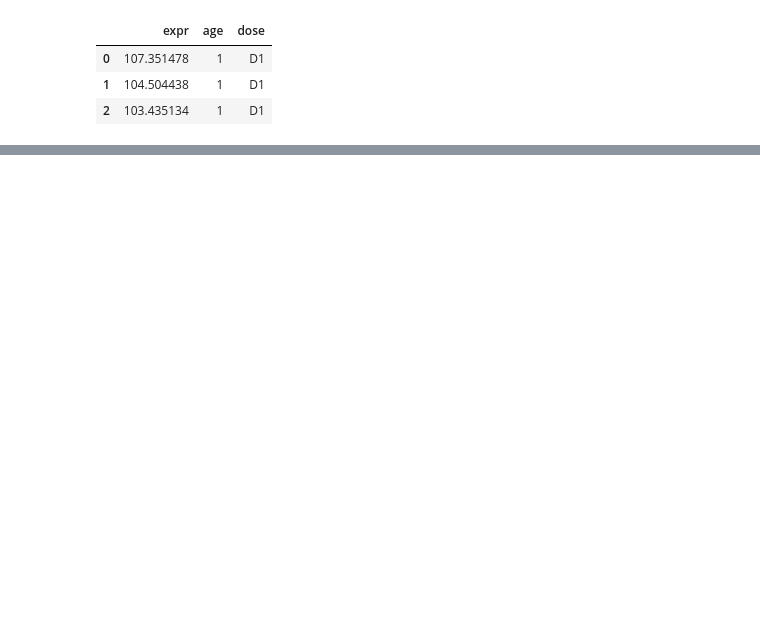
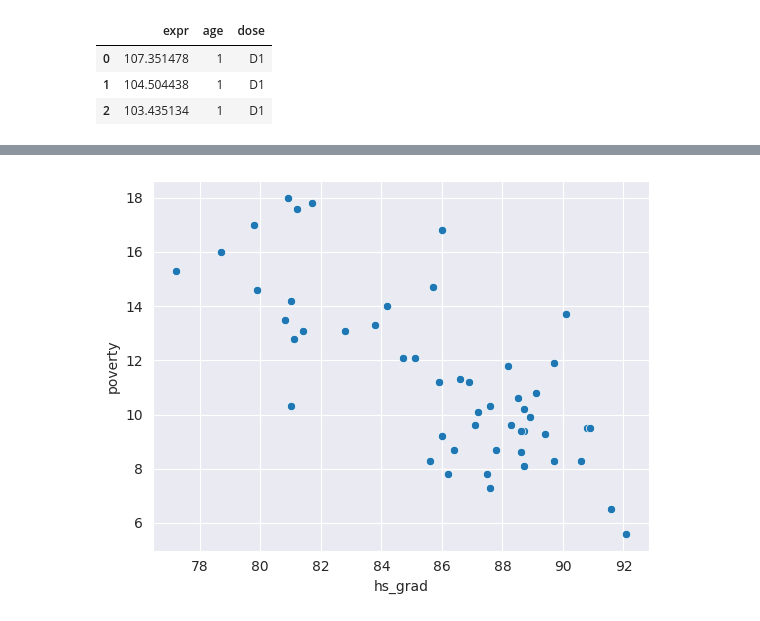
Before and after one commit to ThrallPraudmur/SF-Arsenal, a Jupyter notebook: Статистические тесты/Доверительный интервал и сравнение средних.ipynb, the cells around one changed output, grey strips where cells are left out. Saved outputs shown, nothing was run; the diff lists cells and outputs as text; code cells hidden in the pictures; blank space fills up the shorter version.

```diff
--- a/Статистические тесты/Доверительный интервал и сравнение средних.ipynb
+++ b/Статистические тесты/Доверительный интервал и сравнение средних.ipynb
@@ -235,0 +261,3 @@ plt.show()
+# %%
+states_df = pd.read_csv('./states.csv')
+states_df.head(3)
@@ -235,0 +278,9 @@ plt.show()
+# %%
+import seaborn as sns
+import matplotlib.pyplot as plt
+
+sns.set_style('darkgrid')
+sns.scatterplot(data = states_df, x = 'hs_grad', y = 'poverty')
+plt.show()
+# %% [output]
+[figure, added]
```
Also changed, not shown: parts of 45 cells of this notebook.
